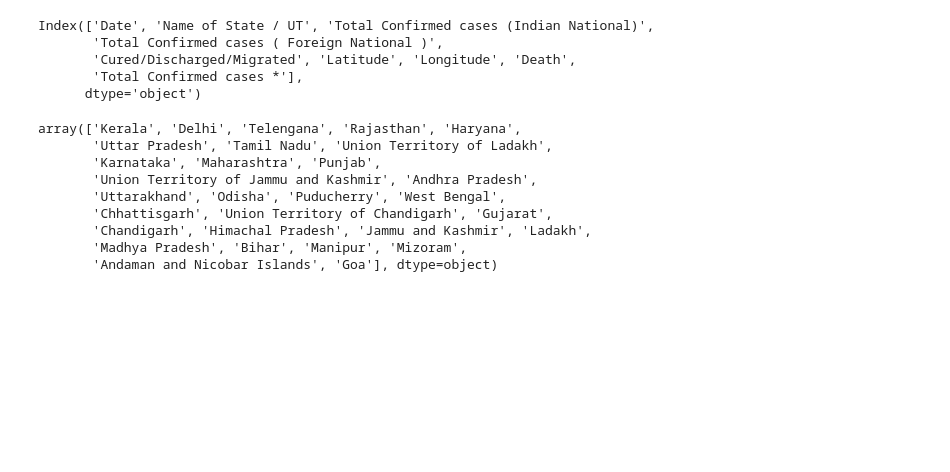
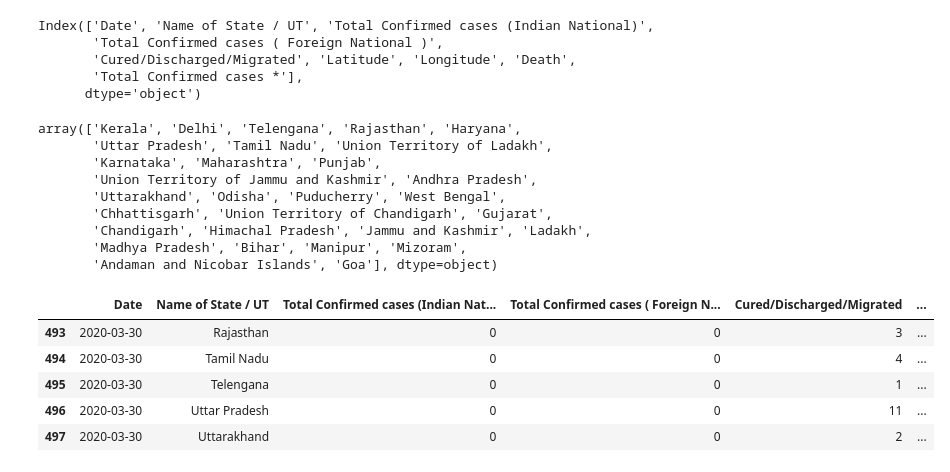
Before and after one commit to sreyaz01/covid-19-india-data, a Jupyter notebook: web_scraping.ipynb, the cells around one changed output. Cells and saved outputs as stored; diff of their text form; code cells hidden in the pictures; blank space fills up the shorter version.

```diff
--- a/web_scraping.ipynb
+++ b/web_scraping.ipynb
@@ -253,6 +254,15 @@ array(['Kerala', 'Delhi', 'Telengana', 'Rajasthan', 'Haryana',
        'Chandigarh', 'Himachal Pradesh', 'Jammu and Kashmir', 'Ladakh',
        'Madhya Pradesh', 'Bihar', 'Manipur', 'Mizoram',
        'Andaman and Nicobar Islands', 'Goa'], dtype=object)
+# %%
+complete_data.tail()
+# %% [output]
+|  | Date | Name of State / UT | Total Confirmed cases (Indian Nat... | Total Confirmed cases ( Foreign N... | Cured/Discharged/Migrated | ... |
+| 493 | 2020-03-30 | Rajasthan | 0 | 0 | 3 | ... |
+| 494 | 2020-03-30 | Tamil Nadu | 0 | 0 | 4 | ... |
+| 495 | 2020-03-30 | Telengana | 0 | 0 | 1 | ... |
+| 496 | 2020-03-30 | Uttar Pradesh | 0 | 0 | 11 | ... |
+| 497 | 2020-03-30 | Uttarakhand | 0 | 0 | 2 | ... |
 # %%
 # sorted(complete_data['Name of State / UT'].unique())
 # %%
```
Also changed, not shown: parts of 2 cells of this notebook, 3 other files.
